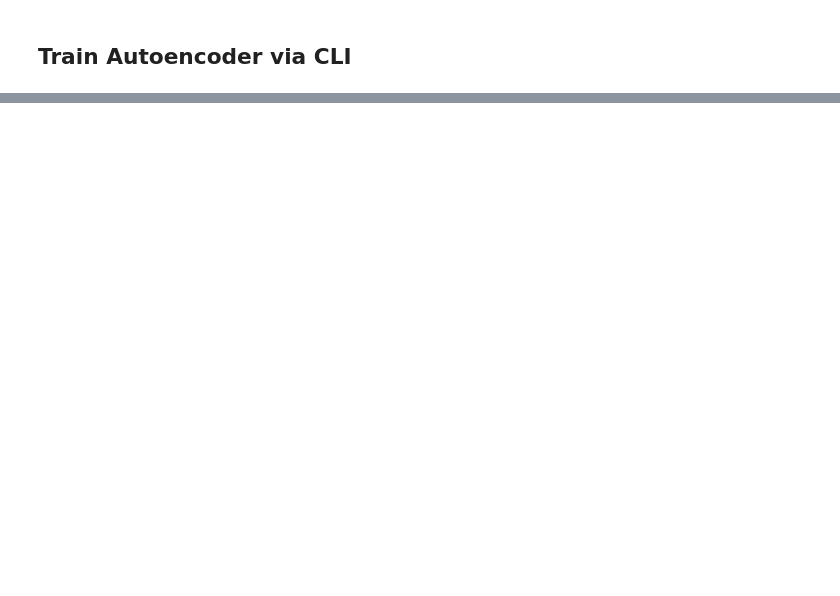
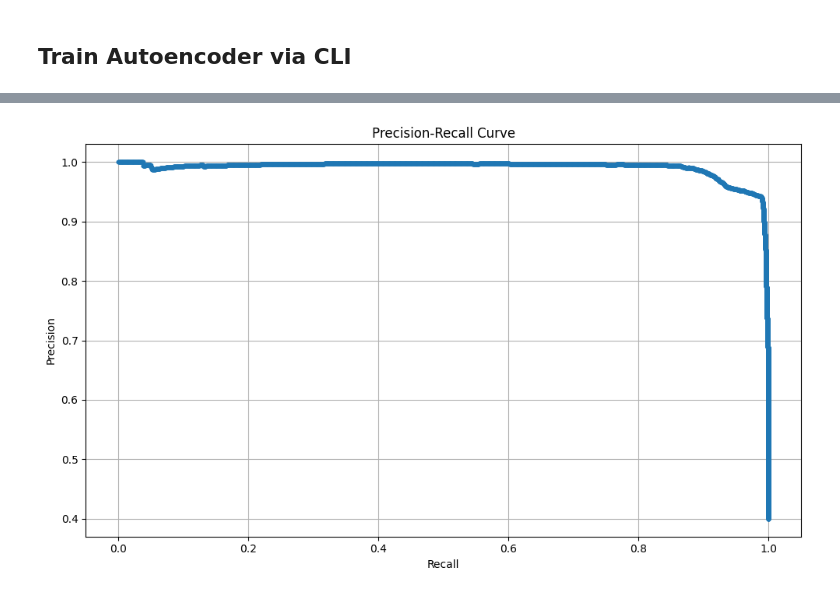
Before and after one commit to vscerra/mitbih_arrhythmia_project, a Jupyter notebook: notebooks/02_Modeling.ipynb, the cells around one changed output, grey strips where cells are left out. Cells and saved outputs as stored; diff of their text form; code cells hidden in the pictures; blank space fills up the shorter version.

```diff
--- a/notebooks/02_Modeling.ipynb
+++ b/notebooks/02_Modeling.ipynb
@@ -39,0 +47,16 @@ ModuleNotFoundError: No module named 'tf'
+# %%
+from tensorflow.keras.models import load_model
+from sklearn.preprocessing import StandardScaler
+
+model = load_model(os.path.join(output_dir, "autoencoder_model.h5"))
+mean = np.load(os.path.join(output_dir, "scaler_mean.npy"))
+scale = np.load(os.path.join(output_dir, "scaler_scale.npy"))
+
+scaler = StandardScaler()
+scaler.mean_ = mean
+scaler.scale_ = scale
+
+segments = np.load(segments_path)
+labels_df = pd.read_csv(labels_path)
+X_all = segments.reshape(segments.shape[0], -1)
+X_scaled = scaler.transform(X_all)
@@ -39,0 +65,3 @@ ModuleNotFoundError: No module named 'tf'
+# %%
+preds = model.predict(X_scaled)
+recon_error = np.mean((X_scaled - preds) ** 2, axis = 1)
@@ -39,0 +72,3 @@ ModuleNotFoundError: No module named 'tf'
+# %%
+labels_df["category"] = labels_df["label"].apply(lambda x: "Normal" if x == "N" else "Abnormal")
+y_true = (labels_df["category"] == "Abnormal").astype(int)
@@ -39,0 +77,4 @@ ModuleNotFoundError: No module named 'tf'
+# %%
+roc_auc = roc_auc_score(y_true, recon_error)
+prec, recall, thresholds = precision_recall_curve(y_true, recon_error)
+pr_auc = auc(recall, prec)
@@ -39,0 +104,4 @@ ModuleNotFoundError: No module named 'tf'
+# %%
+plot_PR(prec, recall)
+# %% [output]
+[figure, added]
```
Also changed, not shown: parts of 12 cells of this notebook, 9 other files.
